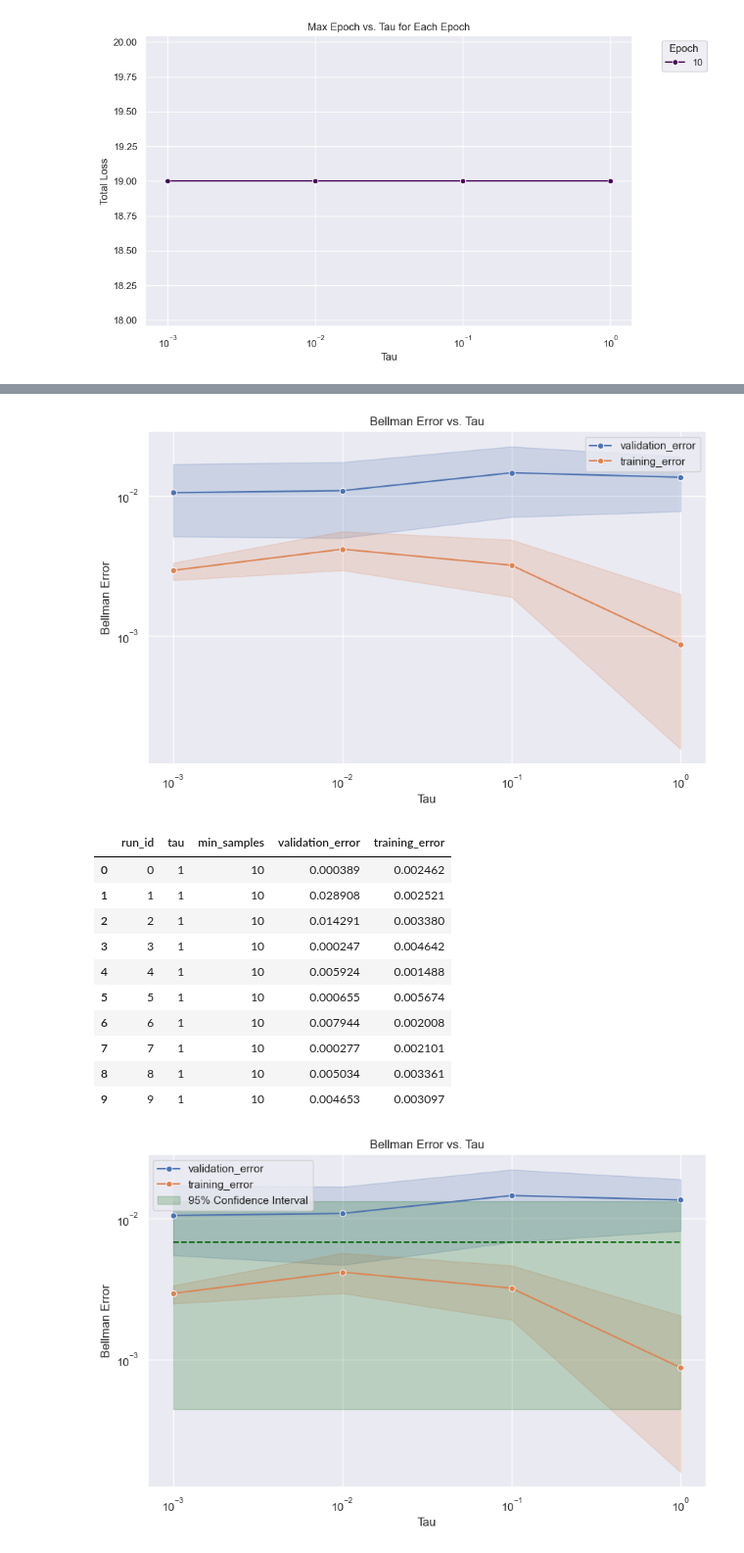
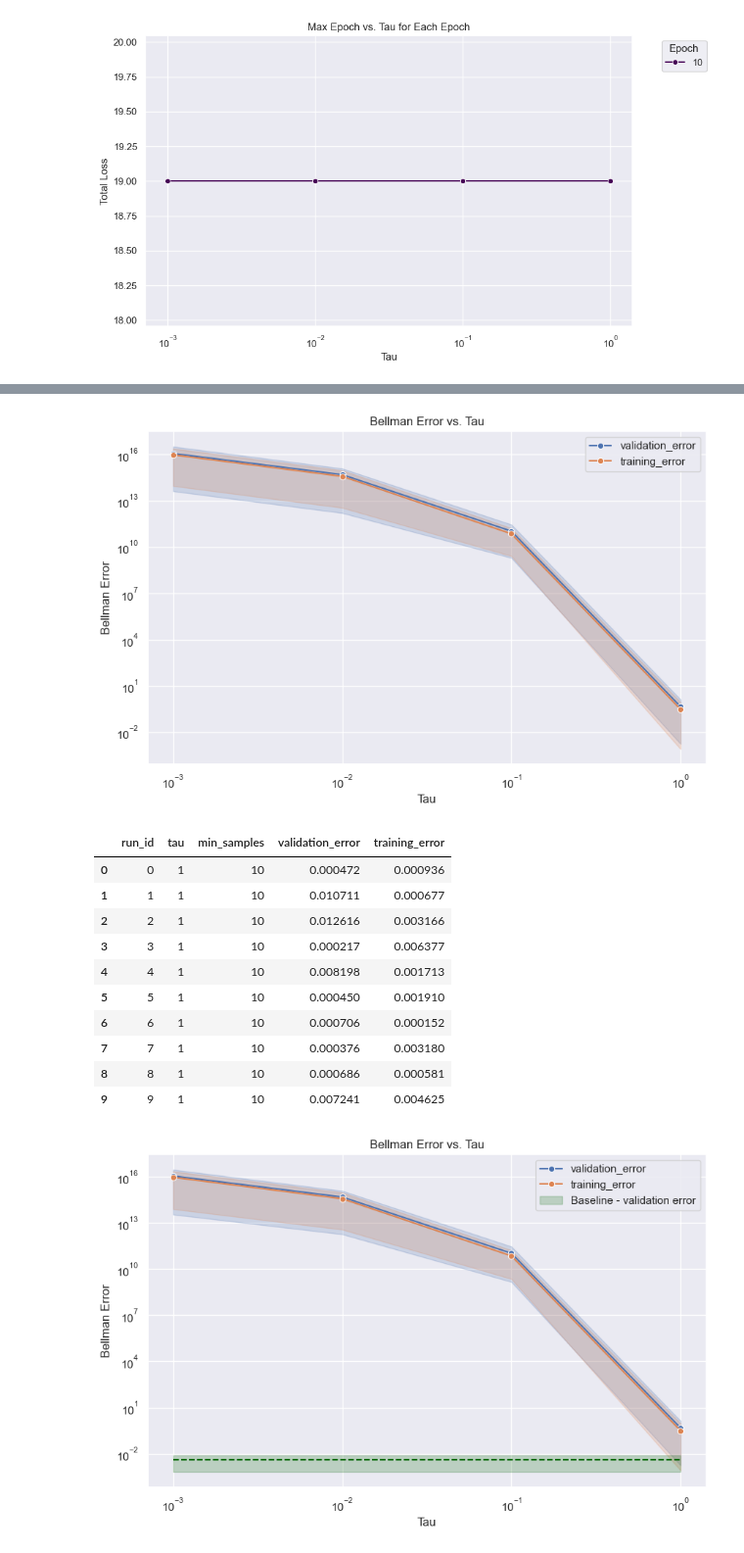
Before and after one commit to mariusdgm/phd-research, a Jupyter notebook: experiments/experiment_distributions/analyze_results.ipynb, the cells around one changed output, grey strips where cells are left out. Shown at 98% size. Drawn from its saved outputs; the diff is of its cells as text; code cells hidden in the pictures.

```diff
--- a/experiments/experiment_distributions/analyze_results.ipynb
+++ b/experiments/experiment_distributions/analyze_results.ipynb
@@ -15,8 +14,8 @@ from scipy.stats import sem, t
 
 sns.set_theme()
 # %%
-# root_dir = r".\results\2024Apr19-144635_configs" # adam
-root_dir = r".\results\2024Apr19-212034_configs" # adam with mean
+root_dir = r".\results\2024Apr23-175821_configs" # adam
+# root_dir = r".\results\2024Apr19-212034_configs" # adam with mean
 # root_dir = r".\results\2024Apr19-153358_configs" # sgd
 # root_dir = r".\results\2024Apr19-182150_configs" # sgd with mean
 # %%
@@ -191,5 +186,11 @@ bellman_errors_df
 # %%
-bellman_errors_df_melted = pd.melt(bellman_errors_df, id_vars=['run_id', 'tau', 'min_samples'], value_vars=['validation_error', 'training_error'], var_name='error_type', value_name='error_value')
+bellman_errors_df_melted = pd.melt(
+    bellman_errors_df,
+    id_vars=["run_id", "tau", "min_samples"],
+    value_vars=["validation_error", "training_error"],
+    var_name="error_type",
+    value_name="error_value",
+)
 bellman_errors_df_melted
 # %% [output]
 |  | run_id | tau | min_samples | error_type | error_value |
@@ -221,7 +222,7 @@ sns.lineplot(
     hue="error_type",
     marker="o",
     # errorbar=("pi", 100),
-    errorbar="ci"
+    errorbar="ci",
     # label="Bellman Error",
 )
 plt.xlabel("Tau")
@@ -232,70 +233,81 @@ plt.title("Bellman Error vs. Tau")
 plt.legend()
 plt.show()
 # %% [output]
-[figure, old version]
+[figure, new version]
 # %%
-# baseline_dir = r".\results\2024Apr19-152635_baseline_configs" # adam
-baseline_dir = r".\results\2024Apr19-155944_baseline_configs" # sgd
+baseline_dir = r".\results\2024Apr19-152635_baseline_configs" # adam
+# baseline_dir = r".\results\2024Apr19-155944_baseline_configs"  # sgd
 
 baseline_errors_df = collect_bellman_errors(baseline_dir)
 baseline_errors_df
 # %% [output]
 |  | run_id | tau | min_samples | validation_error | training_error |
-| 0 | 0 | 1 | 10 | 0.000389 | 0.002462 |
-| 1 | 1 | 1 | 10 | 0.028908 | 0.002521 |
-| 2 | 2 | 1 | 10 | 0.014291 | 0.003380 |
-| 3 | 3 | 1 | 10 | 0.000247 | 0.004642 |
-| 4 | 4 | 1 | 10 | 0.005924 | 0.001488 |
-| 5 | 5 | 1 | 10 | 0.000655 | 0.005674 |
-| 6 | 6 | 1 | 10 | 0.007944 | 0.002008 |
-| 7 | 7 | 1 | 10 | 0.000277 | 0.002101 |
-| 8 | 8 | 1 | 10 | 0.005034 | 0.003361 |
-| 9 | 9 | 1 | 10 | 0.004653 | 0.003097 |
+| 0 | 0 | 1 | 10 | 0.000472 | 0.000936 |
+| 1 | 1 | 1 | 10 | 0.010711 | 0.000677 |
+| 2 | 2 | 1 | 10 | 0.012616 | 0.003166 |
+| 3 | 3 | 1 | 10 | 0.000217 | 0.006377 |
+| 4 | 4 | 1 | 10 | 0.008198 | 0.001713 |
+| 5 | 5 | 1 | 10 | 0.000450 | 0.001910 |
+| 6 | 6 | 1 | 10 | 0.000706 | 0.000152 |
+| 7 | 7 | 1 | 10 | 0.000376 | 0.003180 |
+| 8 | 8 | 1 | 10 | 0.000686 | 0.000581 |
+| 9 | 9 | 1 | 10 | 0.007241 | 0.004625 |
 # %%
 # Assuming baseline_errors_df is your dataframe
-n = len(baseline_errors_df['validation_error'])  # Number of samples
-baseline_avg_bellman_error = baseline_errors_df['validation_error'].mean()
-baseline_std_dev = baseline_errors_df['validation_error'].std()
-baseline_sem = sem(baseline_errors_df['validation_error'], nan_policy='omit')  # Calculate the SEM
+n = len(baseline_errors_df["validation_error"])  # Number of samples
+baseline_avg_bellman_error = baseline_errors_df["validation_error"].mean()
+baseline_std_dev = baseline_errors_df["validation_error"].std()
+baseline_sem = sem(
+    baseline_errors_df["validation_error"], nan_policy="omit"
+)  # Calculate the SEM
 
 # Confidence interval calculation (95% confidence)
-t_critical = t.ppf(0.975, n-1)  # Two-tailed t-value for 95% confidence
+t_critical = t.ppf(0.975, n - 1)  # Two-tailed t-value for 95% confidence
 ci_range = t_critical * baseline_sem
 
 plt.figure(figsize=(10, 6))
 sns.lineplot(
     data=bellman_errors_df_melted,
     x="tau",
     y="error_value",
     hue="error_type",
     marker="o",
-    errorbar="ci"  # This defaults to 95% CI
+    errorbar="ci",  # This defaults to 95% CI
 )
 
-tau_min = bellman_errors_df['tau'].min()
-tau_max = bellman_errors_df['tau'].max()
+tau_min = bellman_errors_df["tau"].min()
+tau_max = bellman_errors_df["tau"].max()
 
 # Plot the mean line
-plt.plot([tau_min, tau_max], [baseline_avg_bellman_error, baseline_avg_bellman_error], linestyle='--', color='darkgreen')
+plt.plot(
+    [tau_min, tau_max],
+    [baseline_avg_bellman_error, baseline_avg_bellman_error],
+    linestyle="--",
+    color="darkgreen",
+)
 
 # Plot the confidence interval around the mean
 x_values = np.logspace(np.log10(tau_min), np.log10(tau_max), num=100)
 
-plt.fill_between(x_values,
-                 [baseline_avg_bellman_error - ci_range] * len(x_values),
-                 [baseline_avg_bellman_error + ci_range] * len(x_values),
-                 color='darkgreen', alpha=0.2, label='95% Confidence Interval')
+plt.fill_between(
+    x_values,
+    [baseline_avg_bellman_error - ci_range] * len(x_values),
+    [baseline_avg_bellman_error + ci_range] * len(x_values),
+    color="darkgreen",
+    alpha=0.2,
+    label="Baseline - validation error",
+)
 
 plt.xlabel("Tau")
 plt.ylabel("Bellman Error")
 plt.xscale("log")
 plt.yscale("log")
 plt.title("Bellman Error vs. Tau")
 plt.legend()
 
 plt.show()
 # %% [output]
-[figure, old version]
+[figure, new version]
 # %%
 print("Sample size (n):", n)
 print("Standard Deviation:", baseline_std_dev)
```
Also changed, not shown: parts of 7 cells of this notebook, 8 other files.
